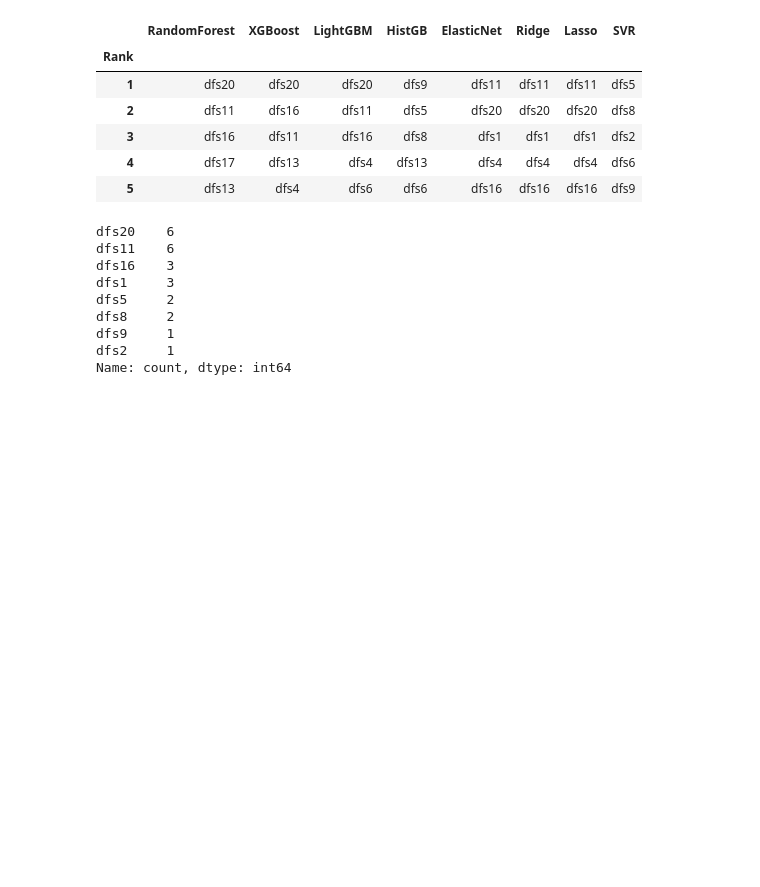
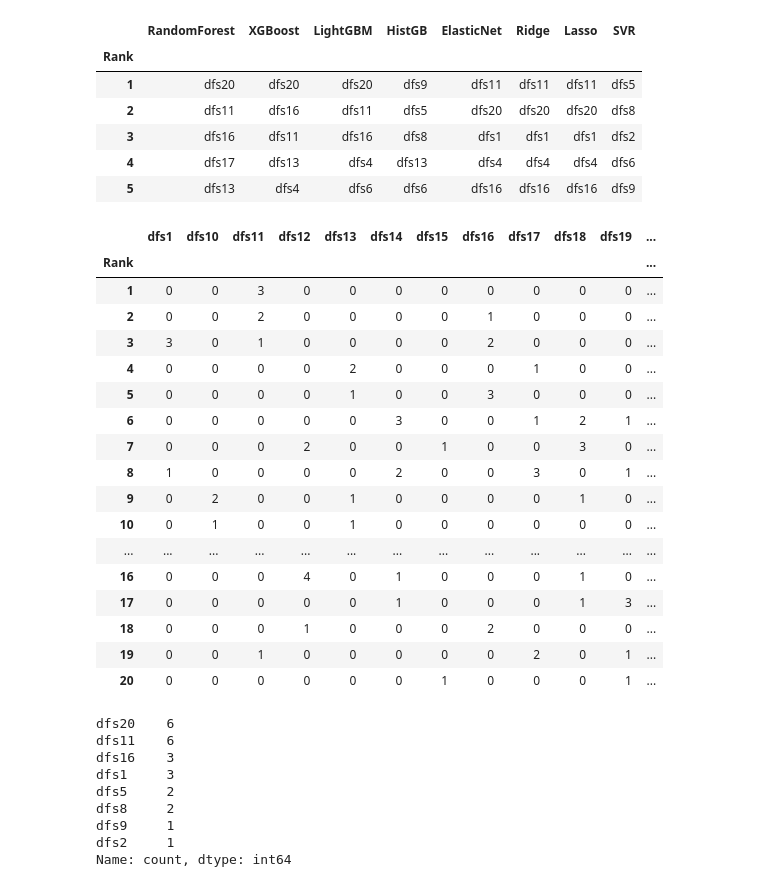
Before and after one commit to oral-health-and-disease-ontologies/DFA-Study, a Jupyter notebook: notebooks/superdataset-feature-analysis.ipynb, the cells around one changed output. Drawn from its saved outputs; the diff is of its cells as text; code cells hidden in the pictures; blank space fills up the shorter version.

```diff
--- a/notebooks/superdataset-feature-analysis.ipynb
+++ b/notebooks/superdataset-feature-analysis.ipynb
@@ -1201,6 +1459,27 @@ style_rank_table(native_rank_df.head(), feature_color_map)
 | 3 | dfs16 | dfs11 | dfs16 | dfs8 | dfs1 | dfs1 | dfs1 | dfs2 |
 | 4 | dfs17 | dfs13 | dfs4 | dfs13 | dfs4 | dfs4 | dfs4 | dfs6 |
 | 5 | dfs13 | dfs4 | dfs6 | dfs6 | dfs16 | dfs16 | dfs16 | dfs9 |
+# %%
+rank_position_counts(native_rank_df)
+# %% [output]
+|  | dfs1 | dfs10 | dfs11 | dfs12 | dfs13 | dfs14 | dfs15 | dfs16 | dfs17 | dfs18 | dfs19 | ... |
+| Rank |  |  |  |  |  |  |  |  |  |  |  | ... |
+| 1 | 0 | 0 | 3 | 0 | 0 | 0 | 0 | 0 | 0 | 0 | 0 | ... |
+| 2 | 0 | 0 | 2 | 0 | 0 | 0 | 0 | 1 | 0 | 0 | 0 | ... |
+| 3 | 3 | 0 | 1 | 0 | 0 | 0 | 0 | 2 | 0 | 0 | 0 | ... |
+| 4 | 0 | 0 | 0 | 0 | 2 | 0 | 0 | 0 | 1 | 0 | 0 | ... |
+| 5 | 0 | 0 | 0 | 0 | 1 | 0 | 0 | 3 | 0 | 0 | 0 | ... |
+| 6 | 0 | 0 | 0 | 0 | 0 | 3 | 0 | 0 | 1 | 2 | 1 | ... |
+| 7 | 0 | 0 | 0 | 2 | 0 | 0 | 1 | 0 | 0 | 3 | 0 | ... |
+| 8 | 1 | 0 | 0 | 0 | 0 | 2 | 0 | 0 | 3 | 0 | 1 | ... |
+| 9 | 0 | 2 | 0 | 0 | 1 | 0 | 0 | 0 | 0 | 1 | 0 | ... |
+| 10 | 0 | 1 | 0 | 0 | 1 | 0 | 0 | 0 | 0 | 0 | 0 | ... |
+| ... | ... | ... | ... | ... | ... | ... | ... | ... | ... | ... | ... | ... |
+| 16 | 0 | 0 | 0 | 4 | 0 | 1 | 0 | 0 | 0 | 1 | 0 | ... |
+| 17 | 0 | 0 | 0 | 0 | 0 | 1 | 0 | 0 | 0 | 1 | 3 | ... |
+| 18 | 0 | 0 | 0 | 1 | 0 | 0 | 0 | 2 | 0 | 0 | 0 | ... |
+| 19 | 0 | 0 | 1 | 0 | 0 | 0 | 0 | 0 | 2 | 0 | 1 | ... |
+| 20 | 0 | 0 | 0 | 0 | 0 | 0 | 1 | 0 | 0 | 0 | 1 | ... |
 # %%
 native_value_counts = pd.Series(native_rank_df.head(3).values.ravel()).value_counts()
 native_value_counts
```
Also changed, not shown: parts of 26 cells of this notebook.
